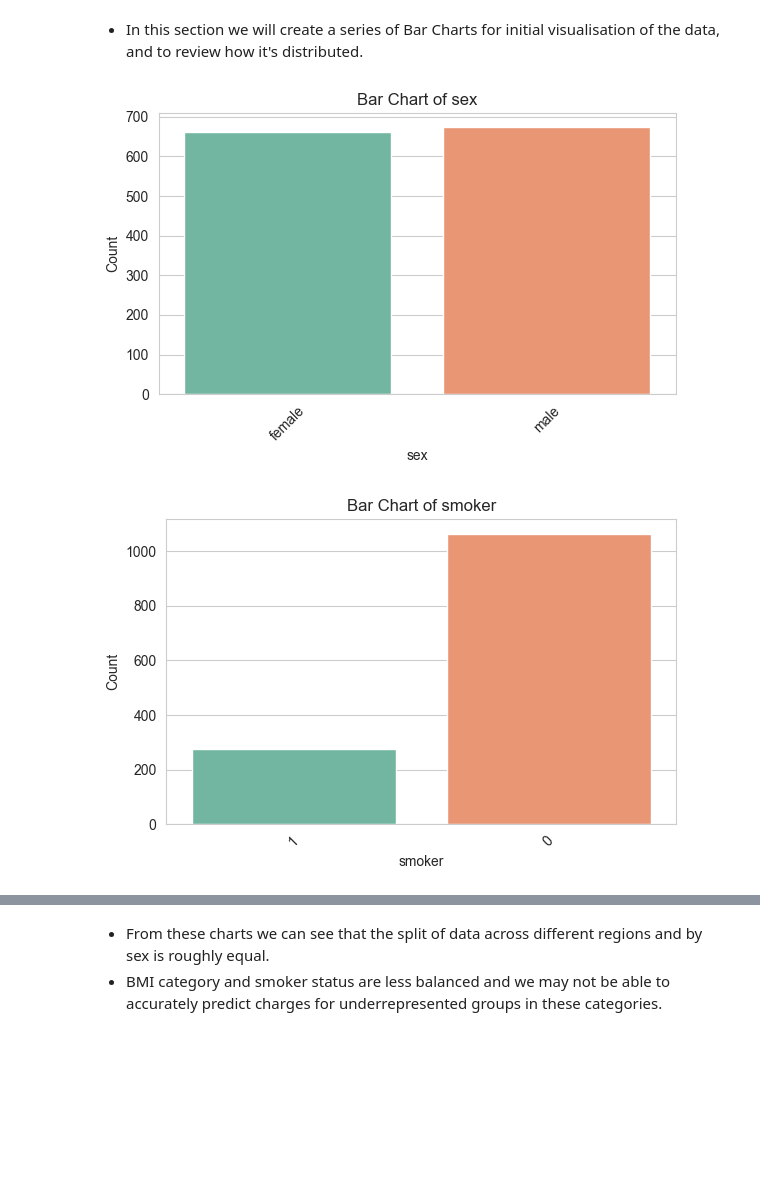
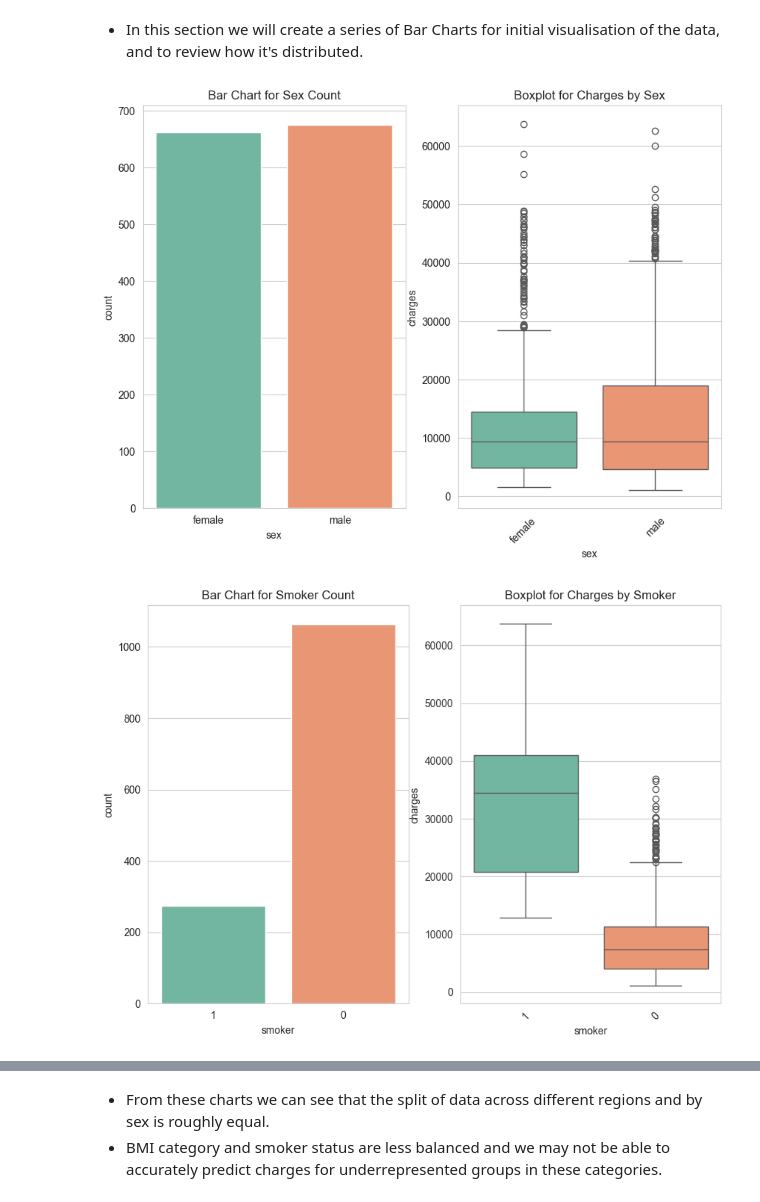
Before and after one commit to H-Smithson/healthcare_data_analysis, a Jupyter notebook: jupyter_notebooks/02_statistical_tests.ipynb, the cells around one changed output, grey strips where cells are left out. Saved outputs shown, nothing was run; the diff lists cells and outputs as text; code cells hidden in the pictures; blank space fills up the shorter version.

Commit message:
Add boxplots for categorical data

```diff
--- a/jupyter_notebooks/02_statistical_tests.ipynb
+++ b/jupyter_notebooks/02_statistical_tests.ipynb
@@ -75,20 +75,21 @@ df.head()
 # %%
 # create a dataframe of categorical columns
 df_cat = df.select_dtypes(include='object')
 
-# Loop through each categorical column
+# Loop through each categorical column and create plots
 for col in df_cat:
+    fig, axs = plt.subplots(nrows=1, ncols=2, figsize=(10,7))
     counts = df_cat[col].value_counts()
 
     # ---- Bar chart ----
-    plt.figure(figsize=(6,4))
-    sns.countplot(x=col, data=df_cat, hue=col, palette="Set2")
-    plt.title(f"Bar Chart of {col}")
-    plt.xlabel(col)
-    plt.ylabel("Count")
+    sns.countplot(x=col, data=df_cat, ax=axs[0], hue=col, palette="Set2")
+    axs[0].title.set_text(f"Bar Chart for {col.capitalize()} Count")
     plt.xticks(rotation=45)
-    plt.tight_layout()
+
+    # ---- Boxplot ----
+    sns.boxplot(x=col, y='charges', data=df, ax=axs[1], hue=col, palette="Set2")
+    axs[1].title.set_text(f"Boxplot for Charges by {col.capitalize()}")
     plt.show()
 # %% [output]
-[figure, old version]
+[figure, new version]
-[figure, old version]
+[figure, new version]
```
Also changed, not shown: parts of 4 cells of this notebook.
